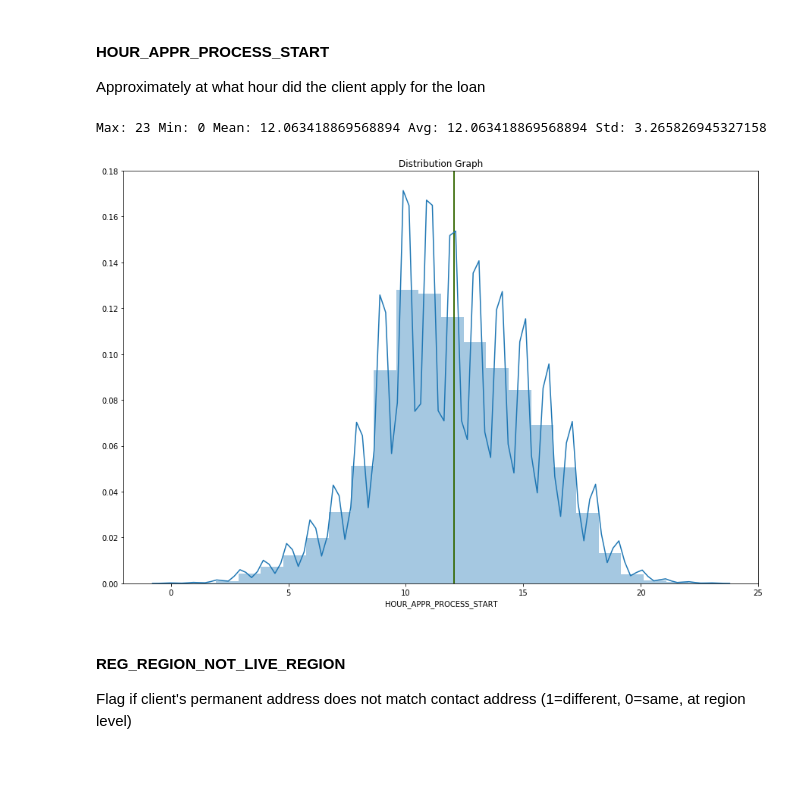
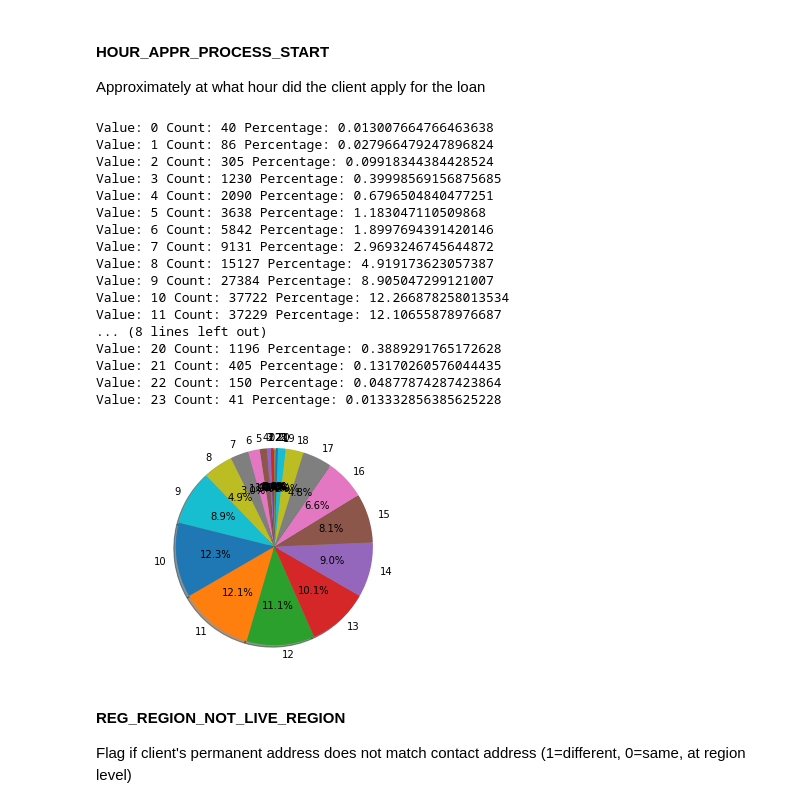
Before and after one commit to clarkje/machine-learning, a Jupyter notebook: projects/capstone/Step 1 - Data Exploration - Application Data.ipynb, the cells around one changed output. Drawn from its saved outputs; the diff is of its cells as text; code cells hidden in the pictures; blank space fills up the shorter version.

```diff
--- a/projects/capstone/Data Exploration - Application Data.ipynb
+++ b/projects/capstone/Step 1 - Data Exploration - Application Data.ipynb
@@ -161,8 +185,3 @@ Value: 1 Count: 104587 Percentage: 34.010815873253314
 #### FLAG_OWN_REALTY
 
 Flag if client owns a house or flat
-# %%
-explore_non_numeric(application_train['FLAG_OWN_REALTY'])
-
-# Categorize it for one-hot encoding later
-non_numeric_features.append('FLAG_OWN_REALTY')
@@ -687,11 +709,37 @@ Value: WEDNESDAY Count: 51934 Percentage: 16.888501549538066
 # %% [markdown]
 #### HOUR_APPR_PROCESS_START
 Approximately at what hour did the client apply for the loan
-# %%
-explore_numeric(application_train['HOUR_APPR_PROCESS_START'],graphType="hist",bins=24)
-# %% [output]
-Max: 23 Min: 0 Mean: 12.063418869568894 Avg: 12.063418869568894 Std: 3.265826945327158
-[figure, removed]
+# %%
+'''
+NOTE: Although this field is an integer, it rrepresents the hour at which the application was filed.
+Simply treating it as an integer would impart a higher weight to applications filed later in the day,
+which doesn't really make any sense.
+
+Instead, I'm treating them as 24 separate categories and one-hot encoding them.
+
+This should ensure that the application time is considered, but not arbitrarily weighted.
+'''
+explore_non_numeric(application_train['HOUR_APPR_PROCESS_START'])
+non_numeric_features.append("HOUR_APPR_PROCESS_START")
+# %% [output]
+Value: 0 Count: 40 Percentage: 0.013007664766463638
+Value: 1 Count: 86 Percentage: 0.027966479247896824
+Value: 2 Count: 305 Percentage: 0.09918344384428524
+Value: 3 Count: 1230 Percentage: 0.39998569156875685
+Value: 4 Count: 2090 Percentage: 0.6796504840477251
+Value: 5 Count: 3638 Percentage: 1.183047110509868
+Value: 6 Count: 5842 Percentage: 1.8997694391420146
+Value: 7 Count: 9131 Percentage: 2.9693246745644872
+Value: 8 Count: 15127 Percentage: 4.919173623057387
+Value: 9 Count: 27384 Percentage: 8.905047299121007
+Value: 10 Count: 37722 Percentage: 12.266878258013534
+Value: 11 Count: 37229 Percentage: 12.10655878976687
+... (8 lines left out)
+Value: 20 Count: 1196 Percentage: 0.3889291765172628
+Value: 21 Count: 405 Percentage: 0.13170260576044435
+Value: 22 Count: 150 Percentage: 0.04877874287423864
+Value: 23 Count: 41 Percentage: 0.013332856385625228
+[figure, added]
 # %% [markdown]
 #### REG_REGION_NOT_LIVE_REGION
 Flag if client's permanent address does not match contact address (1=different, 0=same, at region level)
```
Also changed, not shown: parts of 28 cells of this notebook, 12 other files.
